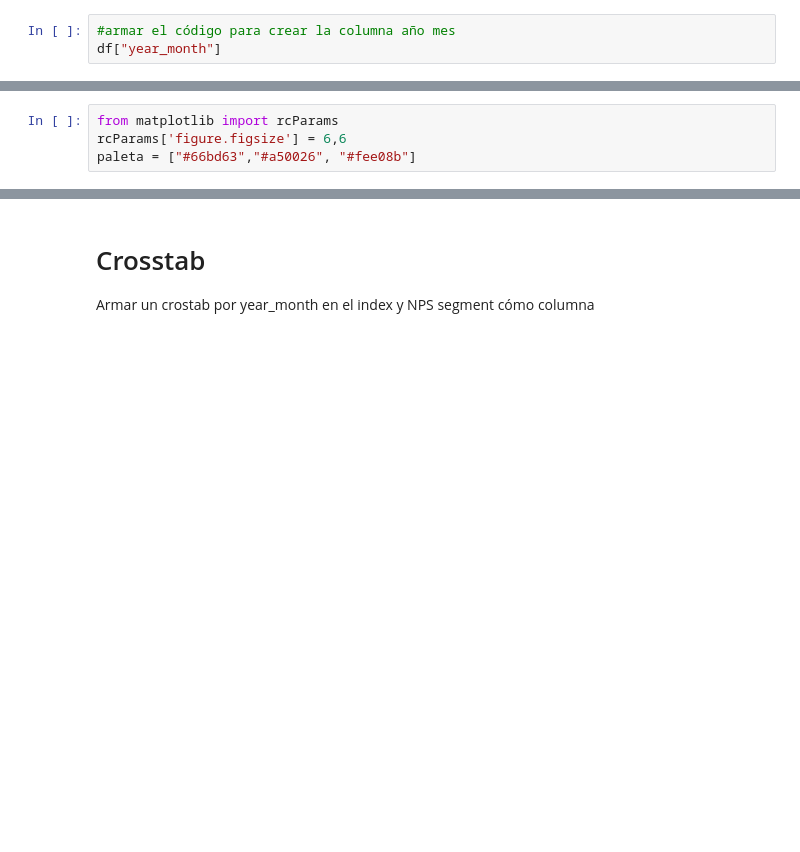
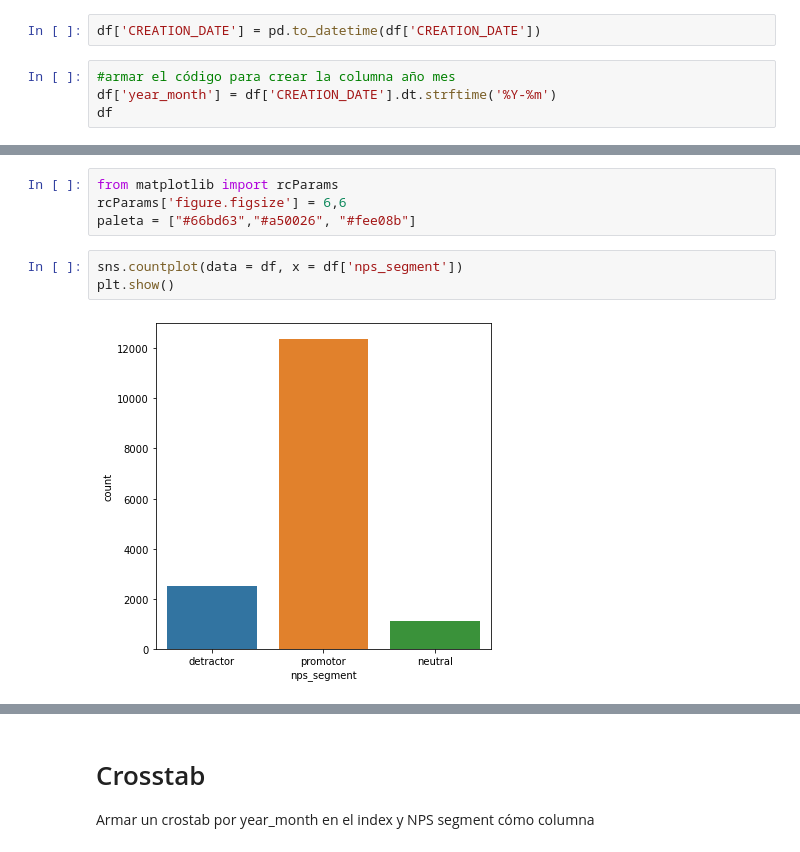
Before and after one commit to adelgado24/UCEMA_POO, a Jupyter notebook: 05-viz/01_eda_nps_ejercicio.ipynb, the cells around one changed output, grey strips where cells are left out. Drawn from its saved outputs; the diff is of its cells as text; blank space fills up the shorter version.

```diff
--- a/05-viz/01_eda_nps_ejercicio.ipynb
+++ b/05-viz/01_eda_nps_ejercicio.ipynb
@@ -110,7 +141,10 @@ Chequear los data types de todas las columnas
 ¿Cual es el data type de CREATION_DATE ¿Te parece correct?
 # %% [markdown]
 Crear una columna que solo tenga año y mes. Llameémosle year_month. Utilizar pd.to_datetime() primero y luego to period
+# %%
+df['CREATION_DATE'] = pd.to_datetime(df['CREATION_DATE'])
 # %%
 #armar el código para crear la columna año mes
-df["year_month"]
+df['year_month'] = df['CREATION_DATE'].dt.strftime('%Y-%m')
+df
 # %% [output]
@@ -152,5 +251,10 @@ Hacer un countplot por la cantidad de NPS segment
 from matplotlib import rcParams
 rcParams['figure.figsize'] = 6,6
 paleta = ["#66bd63","#a50026", "#fee08b"]
+# %%
+sns.countplot(data = df, x = df['nps_segment'])
+plt.show()
+# %% [output]
+[figure, added]
 # %%
 #imprimir las cantidades
```
Also changed, not shown: parts of 24 cells of this notebook, 2 other files.
